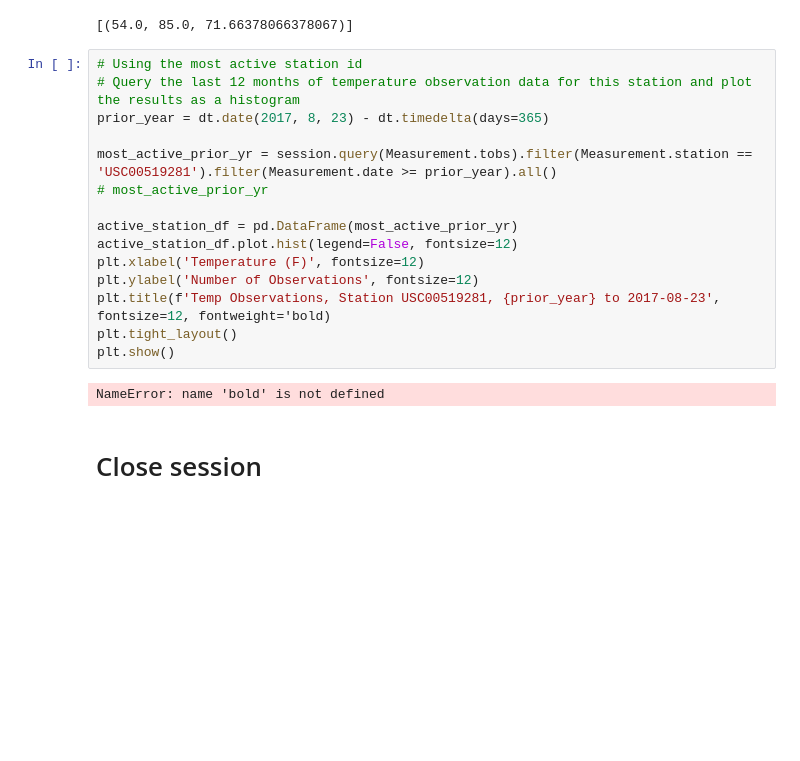
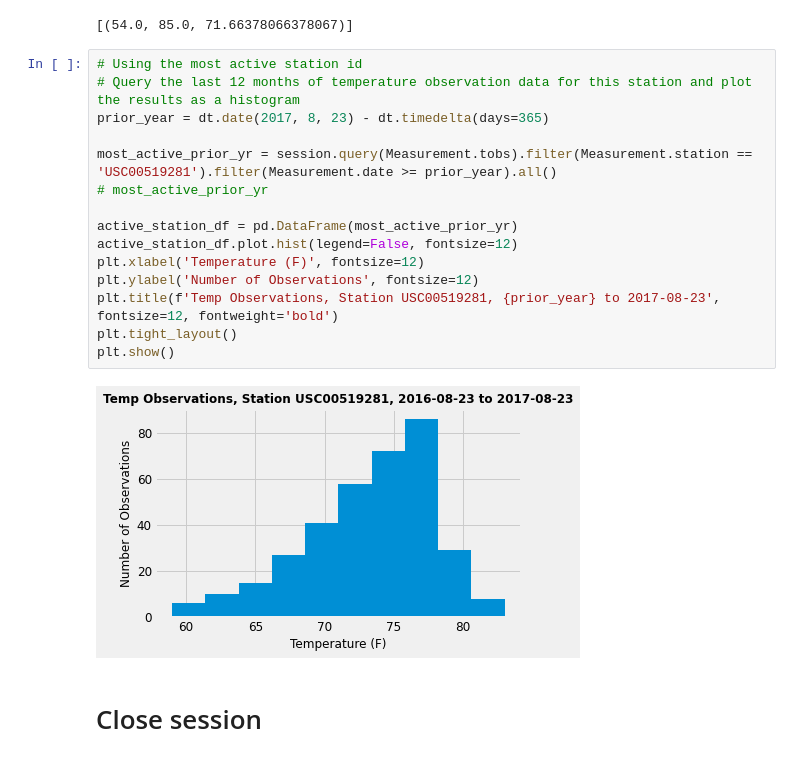
Before and after one commit to austin3216/sqlalchemy-challenge, a Jupyter notebook: climate_starter.ipynb, the cells around one changed output. Saved outputs shown, nothing was run; the diff lists cells and outputs as text; blank space fills up the shorter version.

Commit message:
update jupyter nb - temp hist

```diff
--- a/climate_starter.ipynb
+++ b/climate_starter.ipynb
@@ -176,20 +176,20 @@ most_active_stats
 # %%
 # Using the most active station id
 # Query the last 12 months of temperature observation data for this station and plot the results as a histogram
 prior_year = dt.date(2017, 8, 23) - dt.timedelta(days=365)
 
 most_active_prior_yr = session.query(Measurement.tobs).filter(Measurement.station == 'USC00519281').filter(Measurement.date >= prior_year).all()
 # most_active_prior_yr
 
 active_station_df = pd.DataFrame(most_active_prior_yr)
 active_station_df.plot.hist(legend=False, fontsize=12)
 plt.xlabel('Temperature (F)', fontsize=12)
 plt.ylabel('Number of Observations', fontsize=12)
-plt.title(f'Temp Observations, Station USC00519281, {prior_year} to 2017-08-23', fontsize=12, fontweight='bold)
+plt.title(f'Temp Observations, Station USC00519281, {prior_year} to 2017-08-23', fontsize=12, fontweight='bold')
 plt.tight_layout()
 plt.show()
 # %% [output]
-NameError: name 'bold' is not defined
+[figure, added]
 # %% [markdown]
 # Close session
 # %%
```
